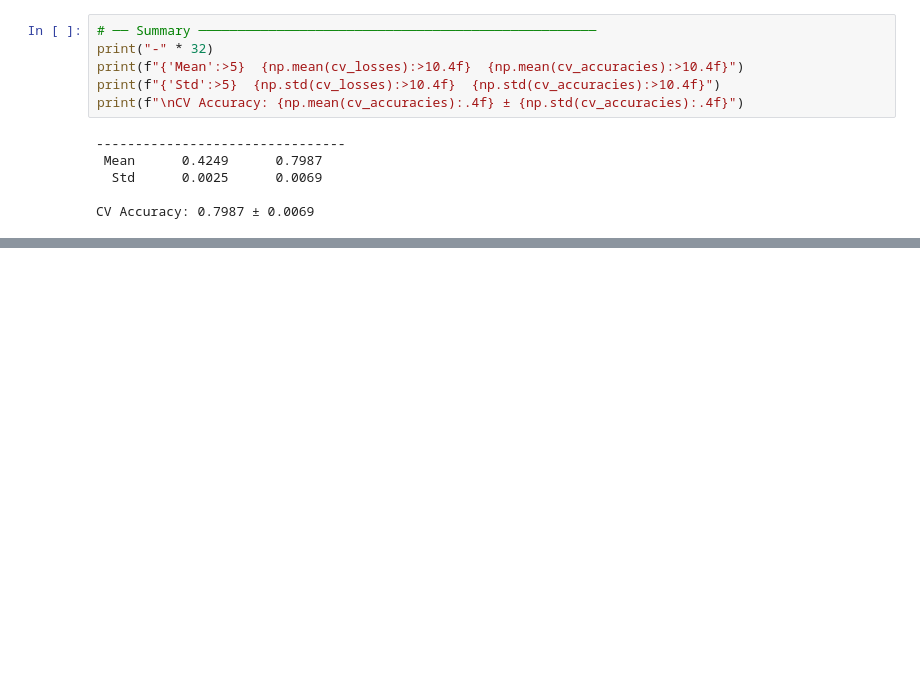
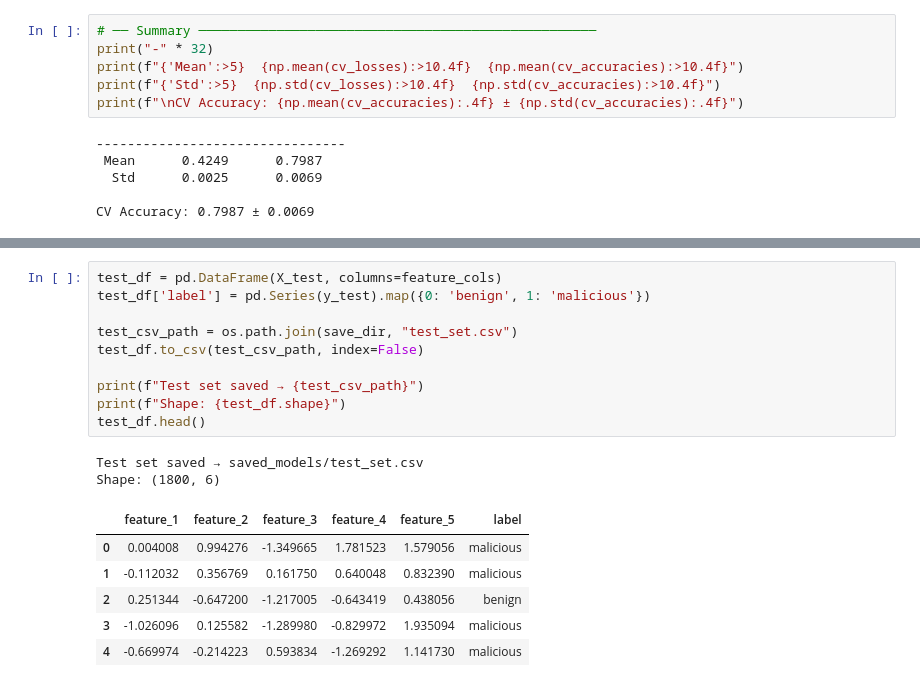
Before and after one commit to 1mustyz/research-projects, a Jupyter notebook: mads/models/index.ipynb, the cells around one changed output, grey strips where cells are left out. Cells and saved outputs as stored; diff of their text form; blank space fills up the shorter version.

```diff
--- a/mads/models/index.ipynb
+++ b/mads/models/index.ipynb
@@ -336,0 +455,19 @@ CV Accuracy: 0.7987 ± 0.0069
+# %%
+test_df = pd.DataFrame(X_test, columns=feature_cols)
+test_df['label'] = pd.Series(y_test).map({0: 'benign', 1: 'malicious'})
+
+test_csv_path = os.path.join(save_dir, "test_set.csv")
+test_df.to_csv(test_csv_path, index=False)
+
+print(f"Test set saved → {test_csv_path}")
+print(f"Shape: {test_df.shape}")
+test_df.head()
+# %% [output]
+Test set saved → saved_models/test_set.csv
+Shape: (1800, 6)
+|  | feature_1 | feature_2 | feature_3 | feature_4 | feature_5 | label |
+| 0 | 0.004008 | 0.994276 | -1.349665 | 1.781523 | 1.579056 | malicious |
+| 1 | -0.112032 | 0.356769 | 0.161750 | 0.640048 | 0.832390 | malicious |
+| 2 | 0.251344 | -0.647200 | -1.217005 | -0.643419 | 0.438056 | benign |
+| 3 | -1.026096 | 0.125582 | -1.289980 | -0.829972 | 1.935094 | malicious |
+| 4 | -0.669974 | -0.214223 | 0.593834 | -1.269292 | 1.141730 | malicious |
```
Also changed, not shown: parts of 6 cells of this notebook, 3 other files.
